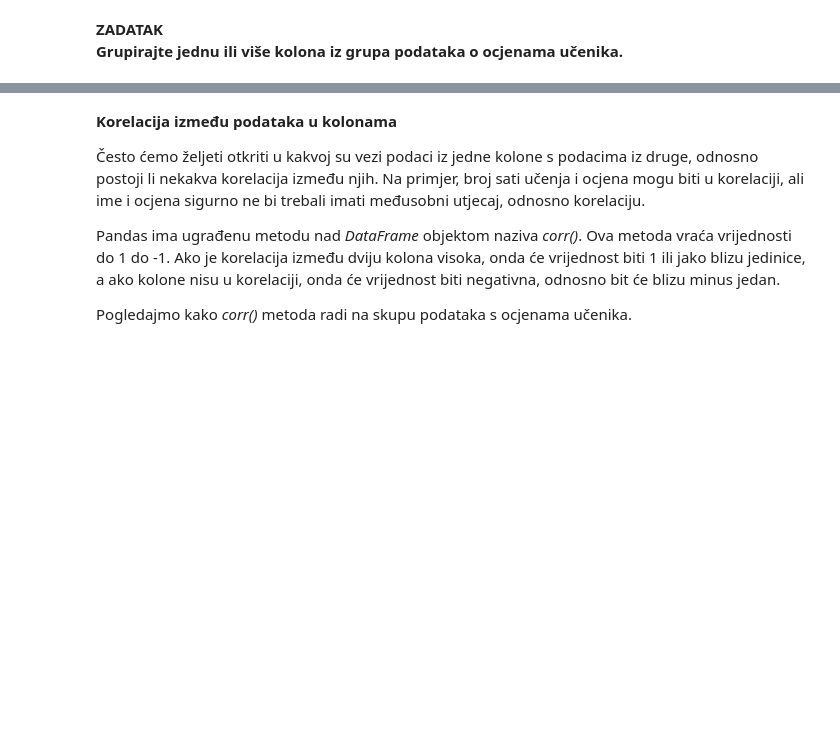
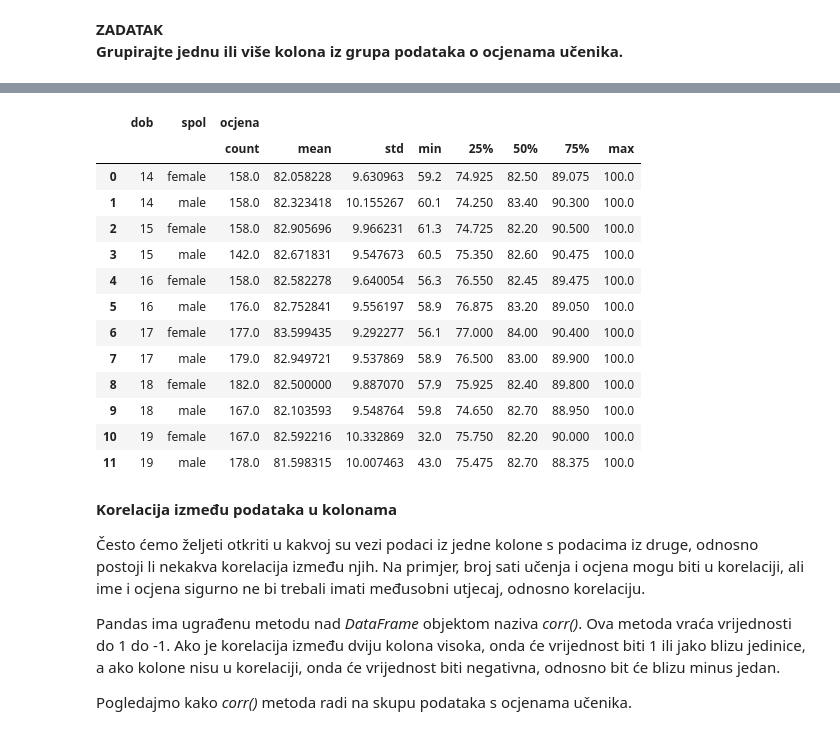
Before and after one commit to py-dev-algebra/py-jupyter-nb, a Jupyter notebook: 02 - Pandas/Pandas - Python modul za analizu podataka - Manipulacija podacima.ipynb, the cells around one changed output, grey strips where cells are left out. Cells and saved outputs as stored; diff of their text form; code cells hidden in the pictures; blank space fills up the shorter version.

```diff
--- a/02 - Pandas/Pandas - Python modul za analizu podataka - Manipulacija podacima.ipynb
+++ b/02 - Pandas/Pandas - Python modul za analizu podataka - Manipulacija podacima.ipynb
@@ -1557,3 +1634,20 @@ abnb_ny_listings_df[['room_type', 'last_review_year', 'price', 'minimal_revenue'
+# %%
+ocjene_df[['dob', 'ocjena', 'spol']].groupby(['dob', 'spol'], as_index=False).describe(include='all')
+# %% [output]
+|  | dob | spol | ocjena |  |  |  |  |  |  |  |
+|  |  |  | count | mean | std | min | 25% | 50% | 75% | max |
+| 0 | 14 | female | 158.0 | 82.058228 | 9.630963 | 59.2 | 74.925 | 82.50 | 89.075 | 100.0 |
+| 1 | 14 | male | 158.0 | 82.323418 | 10.155267 | 60.1 | 74.250 | 83.40 | 90.300 | 100.0 |
+| 2 | 15 | female | 158.0 | 82.905696 | 9.966231 | 61.3 | 74.725 | 82.20 | 90.500 | 100.0 |
+| 3 | 15 | male | 142.0 | 82.671831 | 9.547673 | 60.5 | 75.350 | 82.60 | 90.475 | 100.0 |
+| 4 | 16 | female | 158.0 | 82.582278 | 9.640054 | 56.3 | 76.550 | 82.45 | 89.475 | 100.0 |
+| 5 | 16 | male | 176.0 | 82.752841 | 9.556197 | 58.9 | 76.875 | 83.20 | 89.050 | 100.0 |
+| 6 | 17 | female | 177.0 | 83.599435 | 9.292277 | 56.1 | 77.000 | 84.00 | 90.400 | 100.0 |
+| 7 | 17 | male | 179.0 | 82.949721 | 9.537869 | 58.9 | 76.500 | 83.00 | 89.900 | 100.0 |
+| 8 | 18 | female | 182.0 | 82.500000 | 9.887070 | 57.9 | 75.925 | 82.40 | 89.800 | 100.0 |
+| 9 | 18 | male | 167.0 | 82.103593 | 9.548764 | 59.8 | 74.650 | 82.70 | 88.950 | 100.0 |
+| 10 | 19 | female | 167.0 | 82.592216 | 10.332869 | 32.0 | 75.750 | 82.20 | 90.000 | 100.0 |
+| 11 | 19 | male | 178.0 | 81.598315 | 10.007463 | 43.0 | 75.475 | 82.70 | 88.375 | 100.0 |
 # %% [markdown]
 **Korelacija između podataka u kolonama**
 
```
Also changed, not shown: parts of 27 cells of this notebook.
